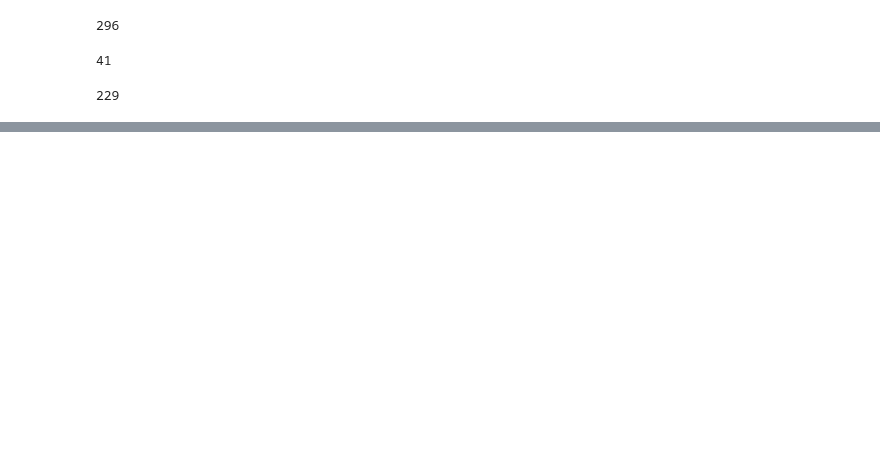
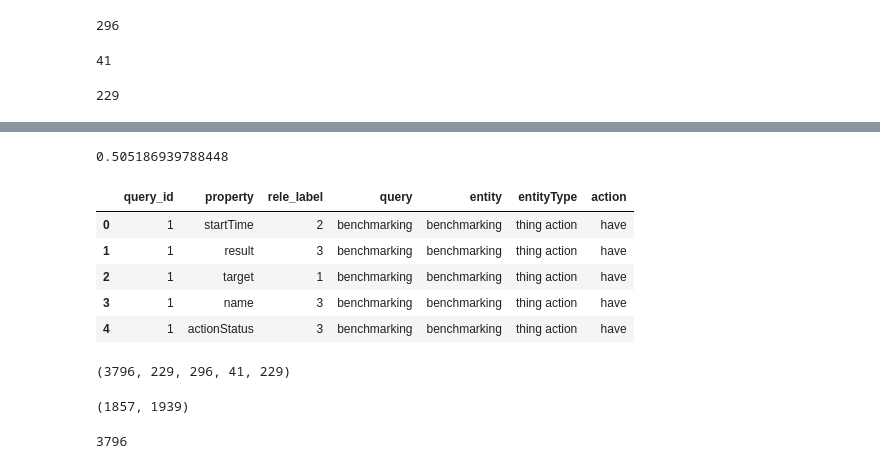
Before and after one commit to feay1234/WikiHow-Task-Based, a Jupyter notebook: AKG Experiments.ipynb, the cells around one changed output, grey strips where cells are left out. Drawn from its saved outputs; the diff is of its cells as text; code cells hidden in the pictures; blank space fills up the shorter version.

```diff
--- a/AKG Experiments.ipynb
+++ b/AKG Experiments.ipynb
@@ -43,3 +42,9 @@ df = df.merge(topic, how="inner", on="query_id")
+# %%
+df = df.merge(topic, how="inner", on="query_id")
+df['query'] = df['query'].str.lower()
+df['action'] = df['action'].str.lower()
+df['entityType'] = df['entityType'].str.lower()
+df['entity'] = df['entity'].str.lower()
 # %%
 df.entityType.nunique()
 # %% [output]
@@ -179,0 +304,32 @@ df_video = read_query_json()
+# %%
+res = []
+for query in query2wiki:
+    qrels = qrel[str(query2id[query])]
+    cand_properties = list(run['1'][str(query2id[query])].keys()) + list(qrels.keys())
+    wikis = [str(i) for i in query2wiki[query].title.unique()]
+    x_wikis = pad_sequences(tokenizer.texts_to_sequences(wikis), maxlen=MAX_SEQUENCE_LENGTH)
+
+    rank = {}
+    for prop in cand_properties:
+        x_props = pad_sequences(tokenizer.texts_to_sequences([prop] * len(x_wikis)), maxlen=MAX_SEQUENCE_LENGTH)
+        rank[prop] = np.max(model.predict([x_props, x_wikis]))
+    rank = [i[0] for i in sorted(rank.items(), key=lambda x: x[1], reverse=True)]
+    res.append(evaluate(qrels, rank))
+
+
+print(np.mean(res))
+# %% [output]
+0.505186939788448
+# %%
+df.head()
+# %% [output]
+|  | query_id | property | rele_label | query | entity | entityType | action |
+| 0 | 1 | startTime | 2 | benchmarking | benchmarking | thing action | have |
+| 1 | 1 | result | 3 | benchmarking | benchmarking | thing action | have |
+| 2 | 1 | target | 1 | benchmarking | benchmarking | thing action | have |
+| 3 | 1 | name | 3 | benchmarking | benchmarking | thing action | have |
+| 4 | 1 | actionStatus | 3 | benchmarking | benchmarking | thing action | have |
+# %%
+len(df), df.query_id.nunique(), df.property.nunique(), df.entityType.nunique(), df['query'].nunique()
+# %% [output]
+(3796, 229, 296, 41, 229)
@@ -179,0 +350,8 @@ df_video = read_query_json()
+# %%
+len(df_test), len(df_train)
+# %% [output]
+(1857, 1939)
+# %%
+len(df)
+# %% [output]
+3796
```
Also changed, not shown: parts of 33 cells of this notebook.
